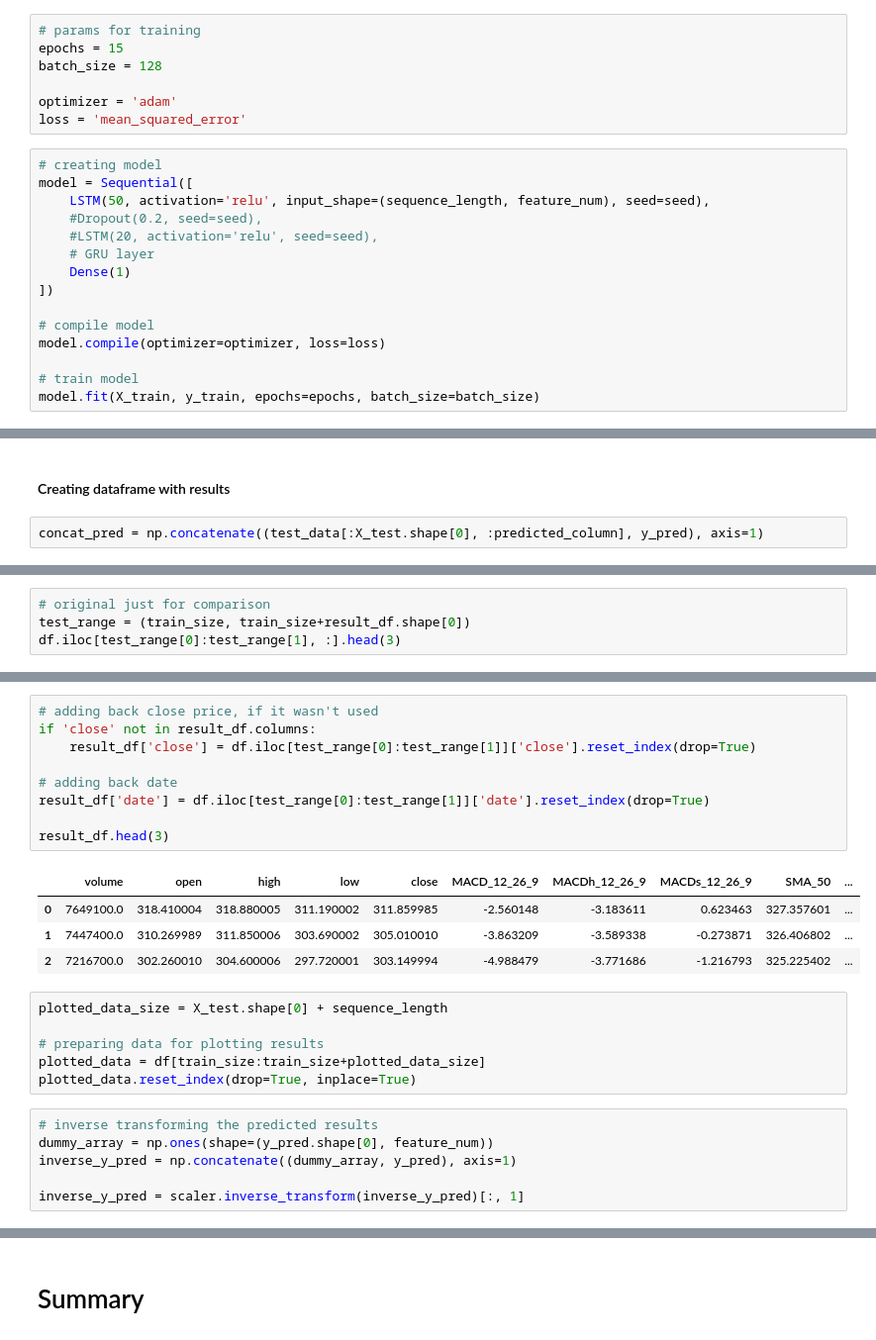
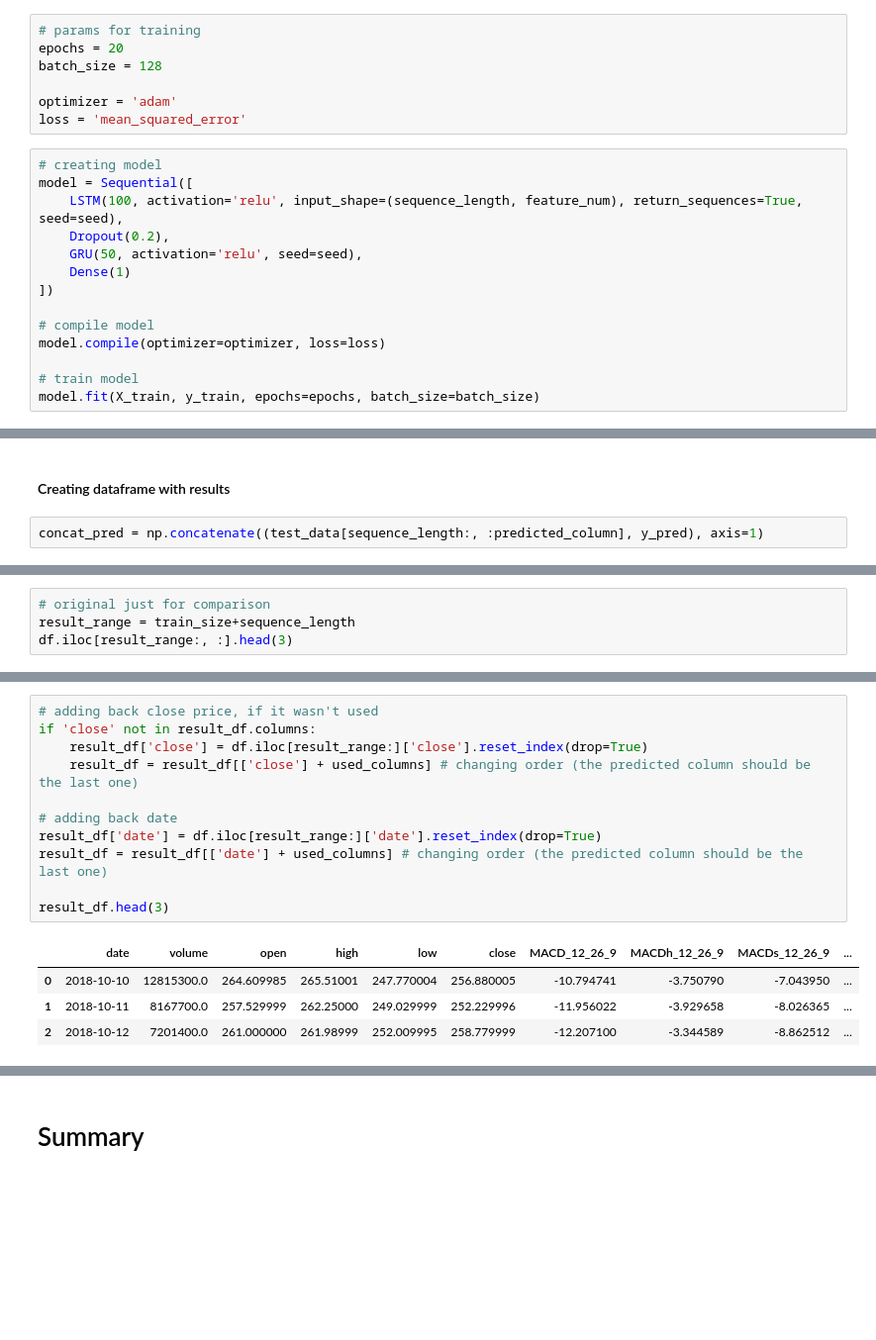
Before and after one commit to DanielVeress/price_prediction, a Jupyter notebook: price_prediction.ipynb, the cells around one changed output, grey strips where cells are left out. Shown at 99% size. Saved outputs shown, nothing was run; the diff lists cells and outputs as text; blank space fills up the shorter version.

```diff
--- a/price_prediction.ipynb
+++ b/price_prediction.ipynb
@@ -199,7 +205,7 @@ y_test: (435,)
 # Model training
 # %%
 # params for training
-epochs = 15
+epochs = 20
 batch_size = 128
 
 optimizer = 'adam'
@@ -207,10 +213,9 @@ loss = 'mean_squared_error'
 # %%
 # creating model
 model = Sequential([
-    LSTM(50, activation='relu', input_shape=(sequence_length, feature_num), seed=seed),
-    #Dropout(0.2, seed=seed),
-    #LSTM(20, activation='relu', seed=seed),
-    # GRU layer
+    LSTM(100, activation='relu', input_shape=(sequence_length, feature_num), return_sequences=True, seed=seed),
+    Dropout(0.2),
+    GRU(50, activation='relu', seed=seed),
     Dense(1)
 ])
 
@@ -273,7 +279,7 @@ plt.show()
 # %% [markdown]
 #### Creating dataframe with results
 # %%
-concat_pred = np.concatenate((test_data[:X_test.shape[0], :predicted_column], y_pred), axis=1)
+concat_pred = np.concatenate((test_data[sequence_length:, :predicted_column], y_pred), axis=1)
 # %%
 result_df = pd.DataFrame(scaler.inverse_transform(concat_pred))
 result_df.columns = used_columns
@@ -286,7 +292,7 @@ result_df.head(3)
 # %%
 # original just for comparison
-test_range = (train_size, train_size+result_df.shape[0])
-df.iloc[test_range[0]:test_range[1], :].head(3)
+result_range = train_size+sequence_length
+df.iloc[result_range:, :].head(3)
 # %% [output]
 |  | date | volume | open | high | low | close | adjclose | MACD_12_26_9 | MACDh_12_26_9 | ... |
 | date |  |  |  |  |  |  |  |  |  | ... |
@@ -296,26 +302,16 @@ df.iloc[test_range[0]:test_range[1], :].head(3)
 # %%
 # adding back close price, if it wasn't used
 if 'close' not in result_df.columns:
-    result_df['close'] = df.iloc[test_range[0]:test_range[1]]['close'].reset_index(drop=True)
+    result_df['close'] = df.iloc[result_range:]['close'].reset_index(drop=True)
+    result_df = result_df[['close'] + used_columns] # changing order (the predicted column should be the last one)
 
 # adding back date
-result_df['date'] = df.iloc[test_range[0]:test_range[1]]['date'].reset_index(drop=True)
+result_df['date'] = df.iloc[result_range:]['date'].reset_index(drop=True)
+result_df = result_df[['date'] + used_columns] # changing order (the predicted column should be the last one)
 
 result_df.head(3)
 # %% [output]
-|  | volume | open | high | low | close | MACD_12_26_9 | MACDh_12_26_9 | MACDs_12_26_9 | SMA_50 | ... |
-| 0 | 7649100.0 | 318.410004 | 318.880005 | 311.190002 | 311.859985 | -2.560148 | -3.183611 | 0.623463 | 327.357601 | ... |
-| 1 | 7447400.0 | 310.269989 | 311.850006 | 303.690002 | 305.010010 | -3.863209 | -3.589338 | -0.273871 | 326.406802 | ... |
-| 2 | 7216700.0 | 302.260010 | 304.600006 | 297.720001 | 303.149994 | -4.988479 | -3.771686 | -1.216793 | 325.225402 | ... |
+|  | date | volume | open | high | low | close | MACD_12_26_9 | MACDh_12_26_9 | MACDs_12_26_9 | ... |
+| 0 | 2018-10-10 | 12815300.0 | 264.609985 | 265.51001 | 247.770004 | 256.880005 | -10.794741 | -3.750790 | -7.043950 | ... |
+| 1 | 2018-10-11 | 8167700.0 | 257.529999 | 262.25000 | 249.029999 | 252.229996 | -11.956022 | -3.929658 | -8.026365 | ... |
+| 2 | 2018-10-12 | 7201400.0 | 261.000000 | 261.98999 | 252.009995 | 258.779999 | -12.207100 | -3.344589 | -8.862512 | ... |
-# %%
-plotted_data_size = X_test.shape[0] + sequence_length
-
-# preparing data for plotting results
-plotted_data = df[train_size:train_size+plotted_data_size]
-plotted_data.reset_index(drop=True, inplace=True)
-# %%
-# inverse transforming the predicted results
-dummy_array = np.ones(shape=(y_pred.shape[0], feature_num))
-inverse_y_pred = np.concatenate((dummy_array, y_pred), axis=1)
-
-inverse_y_pred = scaler.inverse_transform(inverse_y_pred)[:, 1]
```
Also changed, not shown: parts of 41 cells of this notebook.
